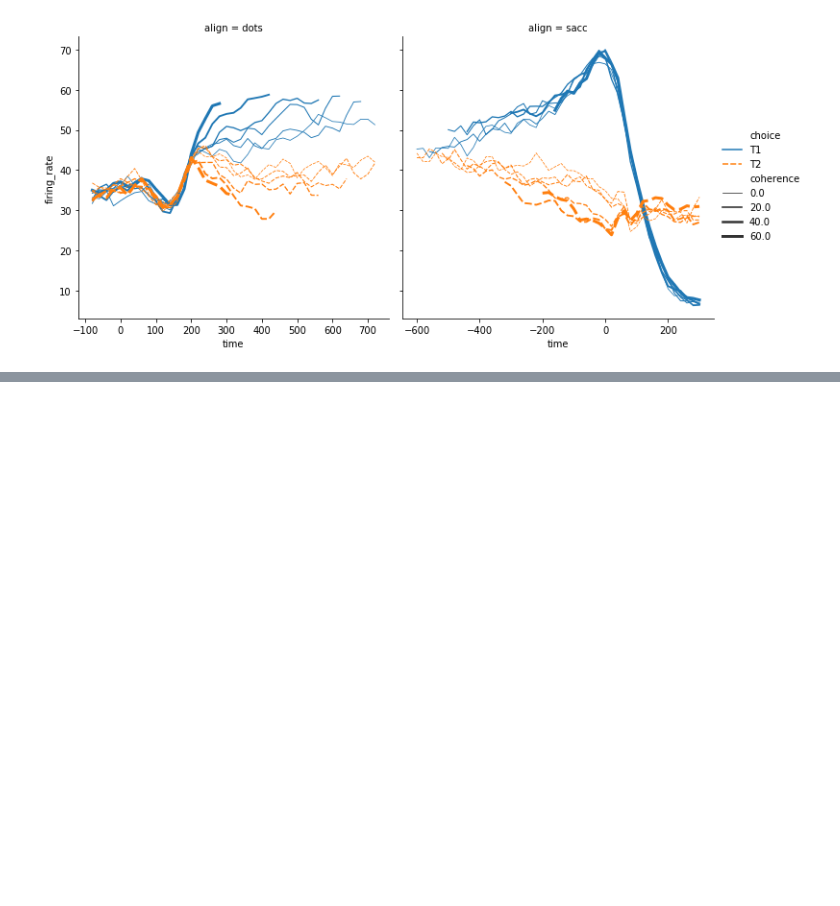
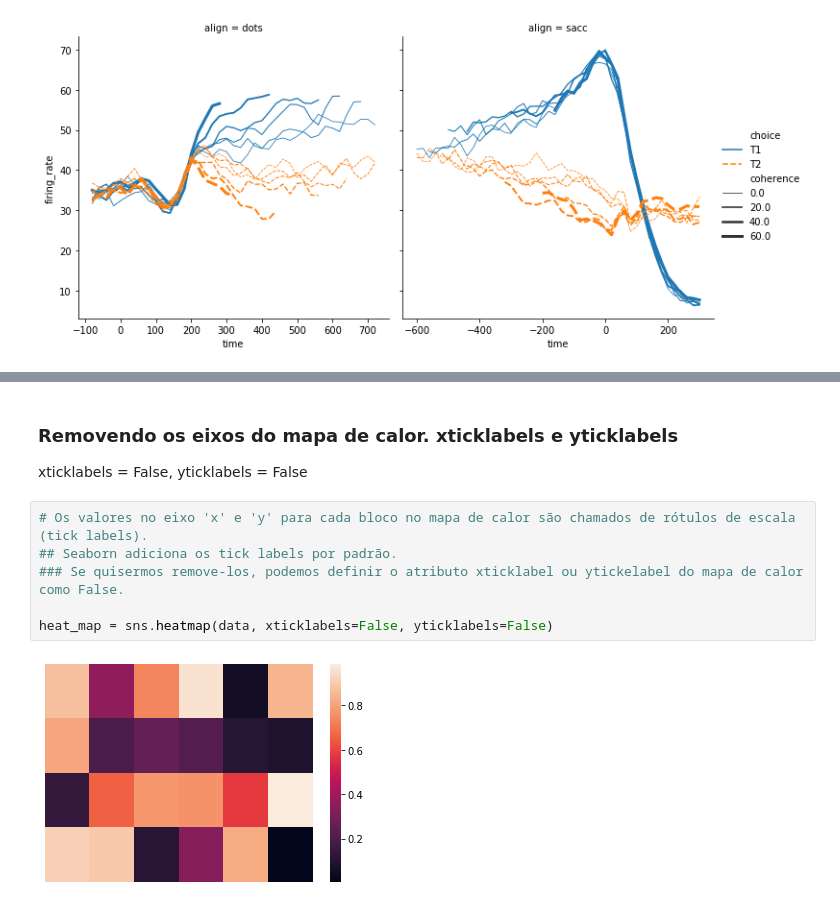
Before and after one commit to ajndantas/Treinamento-Cientista-de-Dados, a Jupyter notebook: Python Aplicado a Big Data/Aula 1 - 04032021 - Matplotlib e Seaborn/seaborn.ipynb, the cells around one changed output, grey strips where cells are left out. Saved outputs shown, nothing was run; the diff lists cells and outputs as text; blank space fills up the shorter version.

```diff
--- a/Python Aplicado a Big Data/Aula 1 - 04032021 - Matplotlib e Seaborn/seaborn.ipynb
+++ b/Python Aplicado a Big Data/Aula 1 - 04032021 - Matplotlib e Seaborn/seaborn.ipynb
@@ -89,0 +129,11 @@ Dataset exemplo dots
+# %% [markdown]
+### Removendo os eixos do mapa de calor. xticklabels e yticklabels
+xticklabels = False, yticklabels = False
+# %%
+# Os valores no eixo 'x' e 'y' para cada bloco no mapa de calor são chamados de rótulos de escala (tick labels).
+## Seaborn adiciona os tick labels por padrão.
+### Se quisermos remove-los, podemos definir o atributo xticklabel ou ytickelabel do mapa de calor como False.
+
+heat_map = sns.heatmap(data, xticklabels=False, yticklabels=False)
+# %% [output]
+[figure, added]
```
Also changed, not shown: parts of 14 cells of this notebook.
